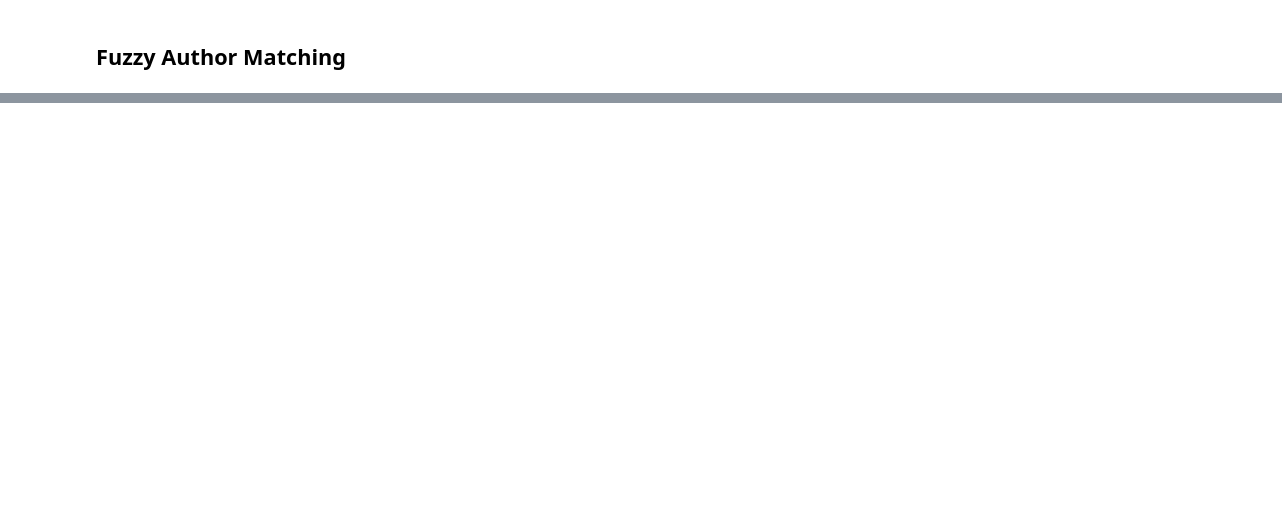
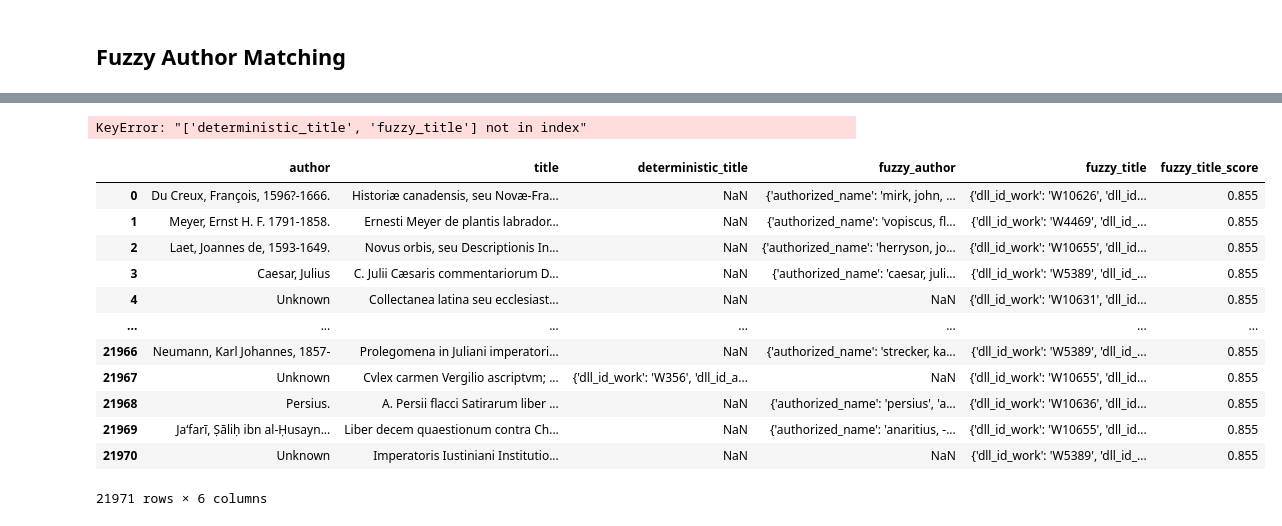
Before and after one commit to sjhuskey/dll-hybrid, a Jupyter notebook: python/analysis.ipynb, the cells around one changed output, grey strips where cells are left out. Saved outputs shown, nothing was run; the diff lists cells and outputs as text; code cells hidden in the pictures; blank space fills up the shorter version.

```diff
--- a/python/analysis.ipynb
+++ b/python/analysis.ipynb
@@ -481,0 +409,20 @@ Hmmm. There are still some Greek names. I guess I need to sift through the "auth
+# %%
+title_df = df[['author','title','deterministic_title', 'fuzzy_author','fuzzy_title','fuzzy_title_score']]
+# %% [output]
+KeyError: "['deterministic_title', 'fuzzy_title'] not in index"
+# %%
+title_df
+# %% [output]
+|  | author | title | deterministic_title | fuzzy_author | fuzzy_title | fuzzy_title_score |
+| 0 | Du Creux, François, 1596?-1666. | Historiæ canadensis, seu Novæ-Fra... | NaN | {'authorized_name': 'mirk, john, ... | {'dll_id_work': 'W10626', 'dll_id... | 0.855 |
+| 1 | Meyer, Ernst H. F. 1791-1858. | Ernesti Meyer de plantis labrador... | NaN | {'authorized_name': 'vopiscus, fl... | {'dll_id_work': 'W4469', 'dll_id_... | 0.855 |
+| 2 | Laet, Joannes de, 1593-1649. | Novus orbis, seu Descriptionis In... | NaN | {'authorized_name': 'herryson, jo... | {'dll_id_work': 'W10655', 'dll_id... | 0.855 |
+| 3 | Caesar, Julius | C. Julii Cæsaris commentariorum D... | NaN | {'authorized_name': 'caesar, juli... | {'dll_id_work': 'W5389', 'dll_id_... | 0.855 |
+| 4 | Unknown | Collectanea latina seu ecclesiast... | NaN | NaN | {'dll_id_work': 'W10631', 'dll_id... | 0.855 |
+| ... | ... | ... | ... | ... | ... | ... |
+| 21966 | Neumann, Karl Johannes, 1857- | Prolegomena in Juliani imperatori... | NaN | {'authorized_name': 'strecker, ka... | {'dll_id_work': 'W5389', 'dll_id_... | 0.855 |
+| 21967 | Unknown | Cvlex carmen Vergilio ascriptvm; ... | {'dll_id_work': 'W356', 'dll_id_a... | NaN | {'dll_id_work': 'W10655', 'dll_id... | 0.855 |
+| 21968 | Persius. | A. Persii flacci Satirarum liber ... | NaN | {'authorized_name': 'persius', 'a... | {'dll_id_work': 'W10636', 'dll_id... | 0.855 |
+| 21969 | Jaʻfarī, Ṣāliḥ ibn al-Ḥusayn... | Liber decem quaestionum contra Ch... | NaN | {'authorized_name': 'anaritius, -... | {'dll_id_work': 'W10655', 'dll_id... | 0.855 |
+| 21970 | Unknown | Imperatoris Iustiniani Institutio... | NaN | NaN | {'dll_id_work': 'W5389', 'dll_id_... | 0.855 |
+21971 rows × 6 columns
```
Also changed, not shown: parts of 64 cells of this notebook.
